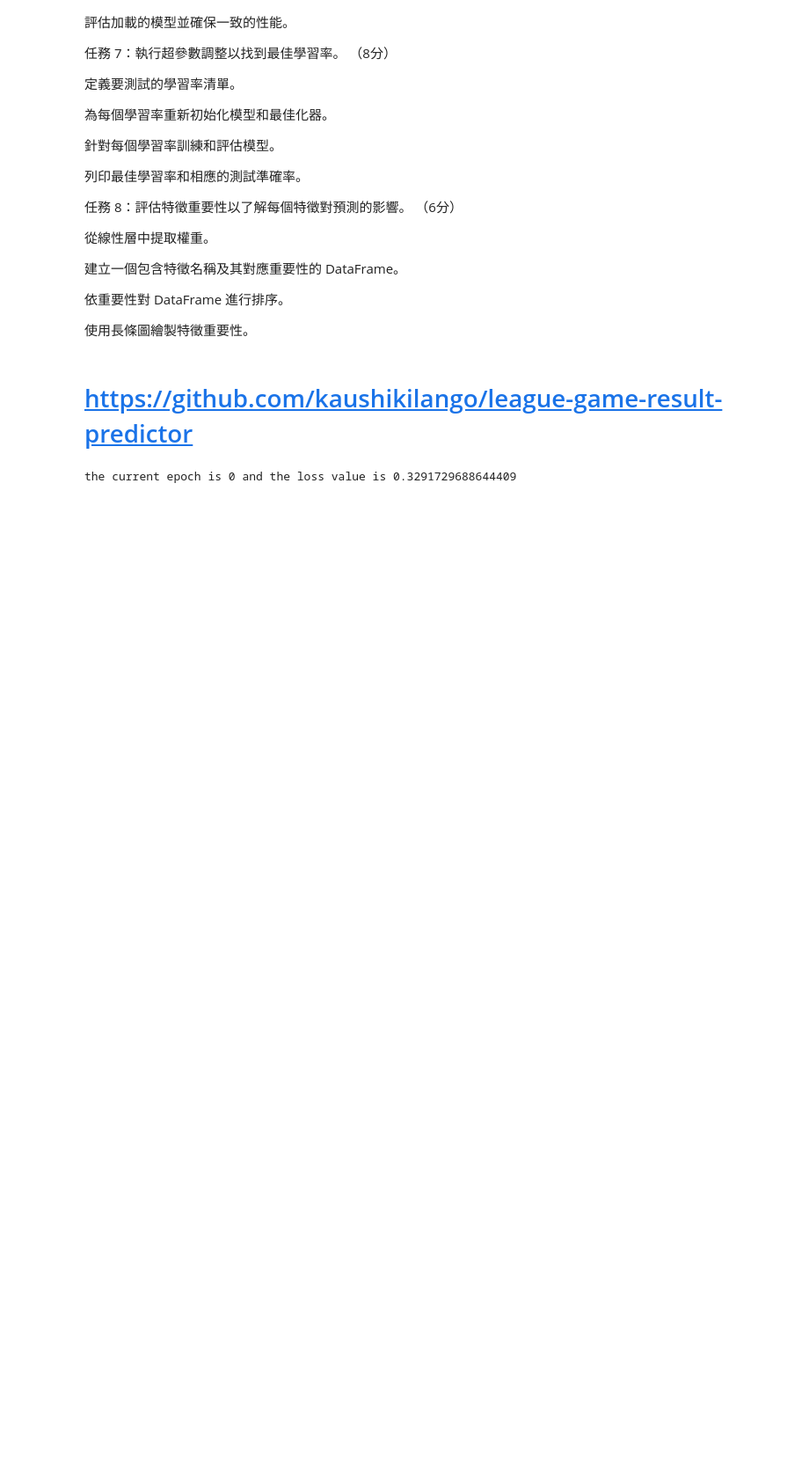
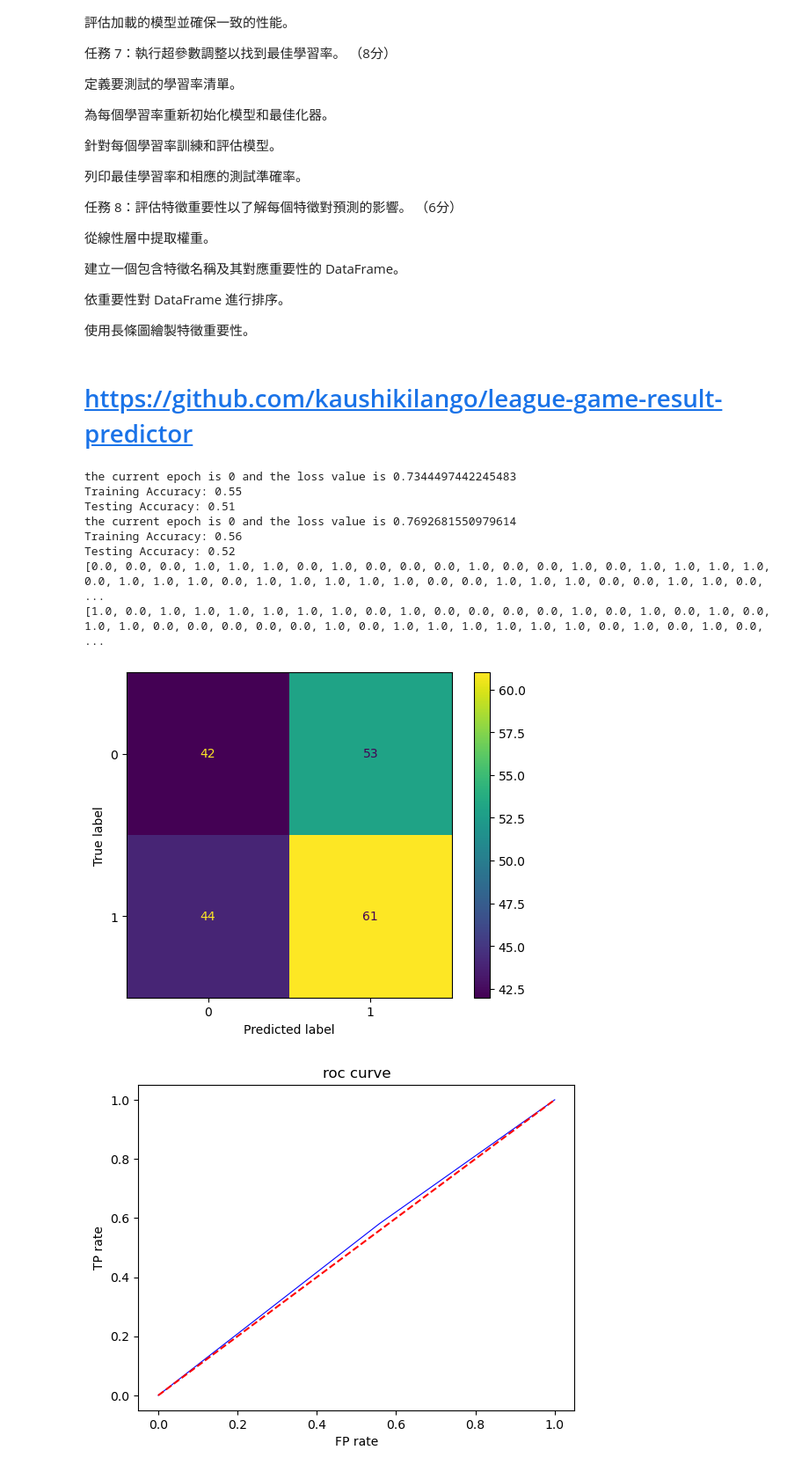
Before and after one commit to WCY91/LOL_predict, a Jupyter notebook: League_of_Legends_Match_Predictor_.ipynb, the cells around one changed output. Shown: that part at 88% size. Saved outputs shown, nothing was run; the diff lists cells and outputs as text; code cells hidden in the pictures; blank space fills up the shorter version.

```diff
--- a/League_of_Legends_Match_Predictor_.ipynb
+++ b/League_of_Legends_Match_Predictor_.ipynb
@@ -101,7 +101,7 @@ from torch.utils.data import Dataset,DataLoader, TensorDataset
 import torch.optim as optim
 
 # step 1
-data = pd.read_csv('/content/league_of_legends_data_large.csv') # read file
+data = pd.read_csv('./content/league_of_legends_data_large.csv') # read file
 data = data.dropna()
 X = data.drop('win', axis=1)
 feature_columns = X.columns
@@ -223,31 +223,40 @@ print(f"Testing Accuracy: {test_accuracy:.2f}")
 # step 7 Perform hyperparameter tuning to find the best learning rate.
 candidated_lr_list = [0.01, 0.05, 0.1]
 test_acc_lr = []
 best_lr = candidated_lr_list[0]
 best_acc = 0
 # for lr in candidated_lr_list:
 for lr in candidated_lr_list:
   print(lr)
   model = LogisticRegressionModel(X_train.shape[1])
   optimizer = optim.SGD(model.parameters(),lr=lr)
   train_model(50)
   test_accuracy,test_pred,test_target = evaluate_acc(model, test_loader)
   test_acc_lr.append(test_accuracy)
   if test_accuracy > best_acc:
     best_lr = lr
     best_acc = test_accuracy
 
 print(f"the best lr is {best_lr}")
 
 # step 8  Feature Importance
 weights = model.linear.weight.data.numpy().flatten() # 8 features
 weights_df = pd.DataFrame({'feature_name':feature_columns , 'weight_value':weights})
 weights_df = weights_df.sort_values(by=['weight_value'], ascending=False)
 plt.figure(figsize=(10, 6))
 plt.barh(weights_df['feature_name'], weights_df['weight_value'], color='skyblue')
 plt.xlabel('Feature')
 plt.ylabel('weight')
 plt.title('Feature Importance ')
 plt.show()
 # %% [output]
-the current epoch is 0 and the loss value is 0.3291729688644409
+the current epoch is 0 and the loss value is 0.7344497442245483
+Training Accuracy: 0.55
+Testing Accuracy: 0.51
+the current epoch is 0 and the loss value is 0.7692681550979614
+Training Accuracy: 0.56
+Testing Accuracy: 0.52
+[0.0, 0.0, 0.0, 1.0, 1.0, 1.0, 0.0, 1.0, 0.0, 0.0, 0.0, 1.0, 0.0, 0.0, 1.0, 0.0, 1.0, 1.0, 1.0, 1.0, 0.0, 1.0, 1.0, 1.0, 0.0, 1.0, 1.0, 1.0, 1.0, 1.0, 0.0, 0.0, 1.0, 1.0, 1.0, 0.0, 0.0, 1.0, 1.0, 0.0, ...
+[1.0, 0.0, 1.0, 1.0, 1.0, 1.0, 1.0, 1.0, 0.0, 1.0, 0.0, 0.0, 0.0, 0.0, 1.0, 0.0, 1.0, 0.0, 1.0, 0.0, 1.0, 1.0, 0.0, 0.0, 0.0, 0.0, 0.0, 1.0, 0.0, 1.0, 1.0, 1.0, 1.0, 1.0, 1.0, 0.0, 1.0, 0.0, 1.0, 0.0, ...
+[figure, added]
+[figure, added]
```
Also changed, not shown: parts of 1 cell of this notebook, 9 other files.
